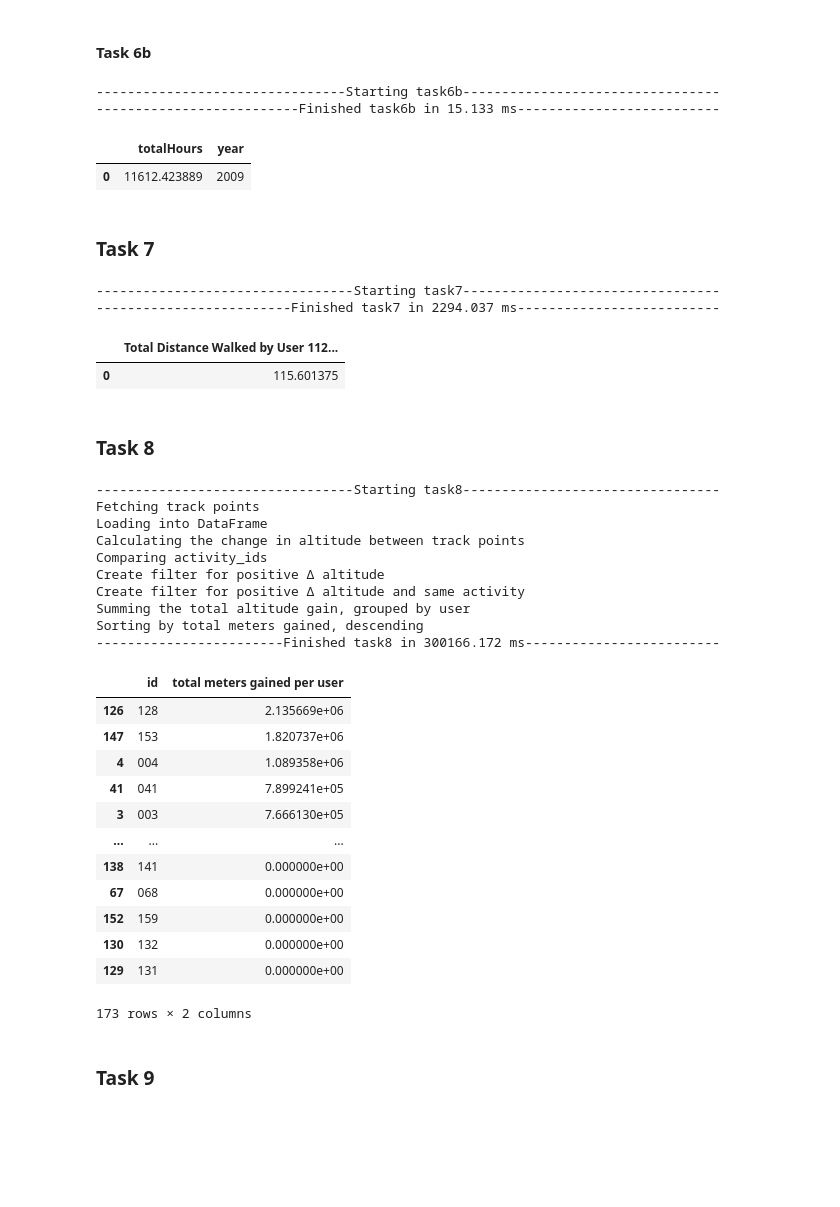
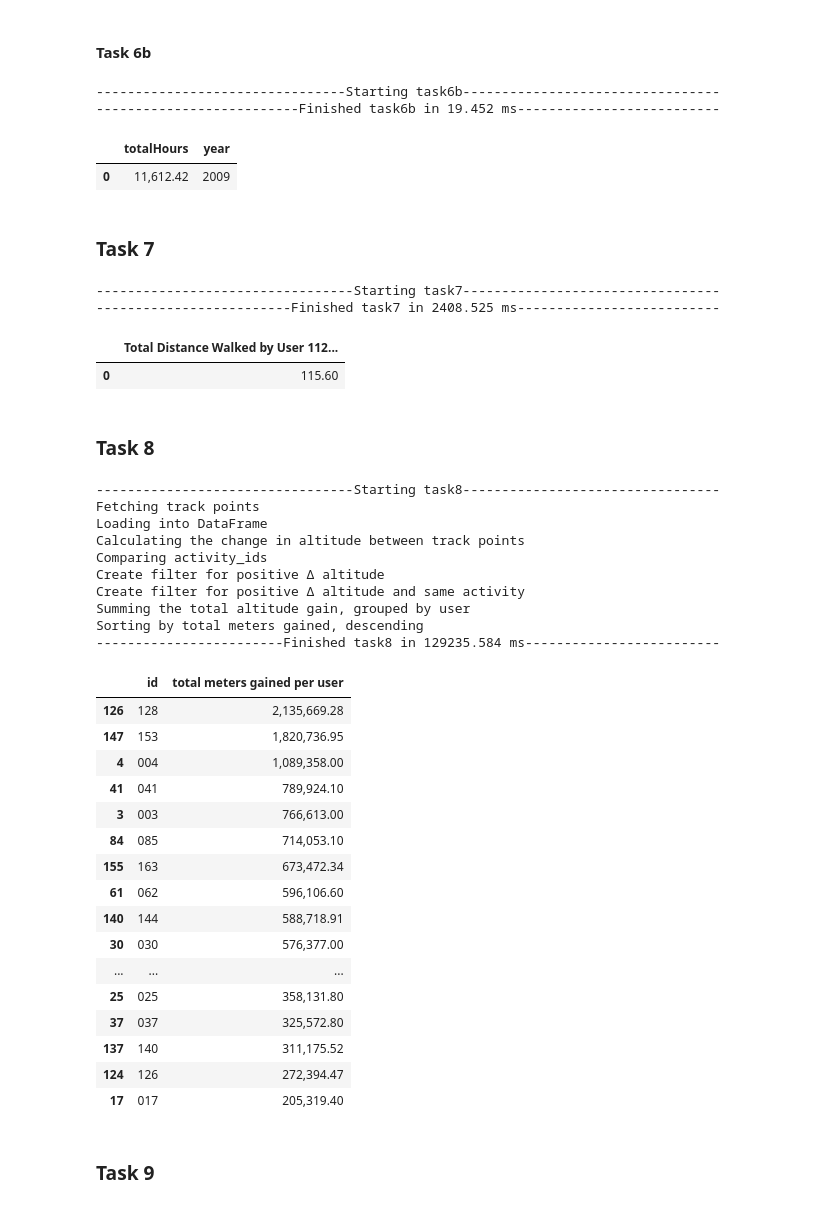
Before and after one commit to larwaa/large-distributed-data, a Jupyter notebook: src/mongodb/task_notebook.ipynb, the cells around one changed output. Cells and saved outputs as stored; diff of their text form; code cells hidden in the pictures; blank space fills up the shorter version.

```diff
--- a/src/mongodb/task_notebook.ipynb
+++ b/src/mongodb/task_notebook.ipynb
@@ -33,6 +14,7 @@ ValueError: task7() requires a code object with 0 free vars, not 1
 # %%
 import database
 import pandas as pd
+pd.options.display.float_format = "{:,.2f}".format
 # %%
 db_conn = database.CustomDbConnector()
 # %% [output]
@@ -208,9 +207,9 @@ t6b = task.task6b()
 t6b
 # %% [output]
 --------------------------------Starting task6b---------------------------------
---------------------------Finished task6b in 15.133 ms--------------------------
+--------------------------Finished task6b in 19.452 ms--------------------------
 |  | totalHours | year |
-| 0 | 11612.423889 | 2009 |
+| 0 | 11,612.42 | 2009 |
 # %% [markdown]
 ### Task 7
 # %%
@@ -218,39 +217,42 @@ t7 = task.task7()
 t7
 # %% [output]
 ---------------------------------Starting task7---------------------------------
--------------------------Finished task7 in 2294.037 ms--------------------------
+-------------------------Finished task7 in 2408.525 ms--------------------------
 |  | Total Distance Walked by User 112... |
-| 0 | 115.601375 |
+| 0 | 115.60 |
 # %% [markdown]
 ### Task 8
 # %%
 t8 = task.task8()
-with pd.set_option("display.float_format", "{:,.2f}".format):
-    t8
+t8
 # %% [output]
 ---------------------------------Starting task8---------------------------------
 Fetching track points
 Loading into DataFrame
 Calculating the change in altitude between track points
 Comparing activity_ids
 Create filter for positive Δ altitude
 Create filter for positive Δ altitude and same activity
 Summing the total altitude gain, grouped by user
 Sorting by total meters gained, descending
-------------------------Finished task8 in 300166.172 ms-------------------------
+------------------------Finished task8 in 129235.584 ms-------------------------
 |  | id | total meters gained per user |
-| 126 | 128 | 2.135669e+06 |
-| 147 | 153 | 1.820737e+06 |
-| 4 | 004 | 1.089358e+06 |
-| 41 | 041 | 7.899241e+05 |
-| 3 | 003 | 7.666130e+05 |
+| 126 | 128 | 2,135,669.28 |
+| 147 | 153 | 1,820,736.95 |
+| 4 | 004 | 1,089,358.00 |
+| 41 | 041 | 789,924.10 |
+| 3 | 003 | 766,613.00 |
+| 84 | 085 | 714,053.10 |
+| 155 | 163 | 673,472.34 |
+| 61 | 062 | 596,106.60 |
+| 140 | 144 | 588,718.91 |
+| 30 | 030 | 576,377.00 |
 | ... | ... | ... |
-| 138 | 141 | 0.000000e+00 |
-| 67 | 068 | 0.000000e+00 |
-| 152 | 159 | 0.000000e+00 |
-| 130 | 132 | 0.000000e+00 |
-| 129 | 131 | 0.000000e+00 |
+| 25 | 025 | 358,131.80 |
+| 37 | 037 | 325,572.80 |
+| 137 | 140 | 311,175.52 |
+| 124 | 126 | 272,394.47 |
+| 17 | 017 | 205,319.40 |
-173 rows × 2 columns
 # %% [markdown]
 ### Task 9
 # %%
```
Also changed, not shown: parts of 14 cells of this notebook.
